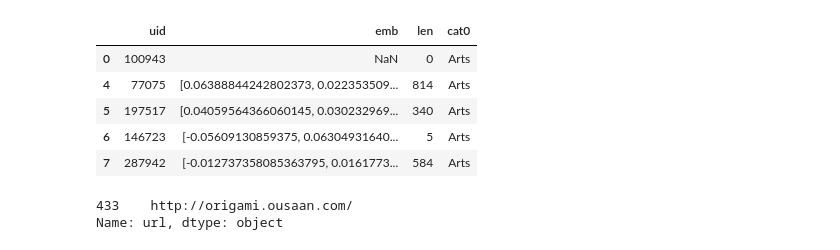
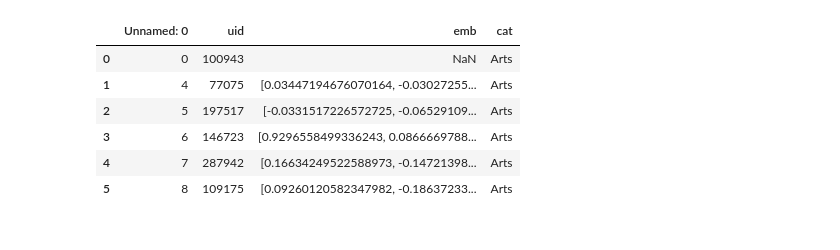
Before and after one commit to sylvainlugeon/website_classification, a Jupyter notebook: draft.ipynb, the cells around one changed output. Saved outputs shown, nothing was run; the diff lists cells and outputs as text; code cells hidden in the pictures.

```diff
--- a/draft.ipynb
+++ b/draft.ipynb
@@ -4,16 +66,11 @@ import numpy as np
 # %%
-df = pd.read_csv("/dlabdata1/lugeon/websites_1000_5cat_emb.gz", names=['uid', 'emb', 'len', 'cat0'], header=0)
+df = pd.read_csv('/dlabdata1/lugeon/websites_1000_5cat_emb.gz')
+df
+# %% [output]
+|  | Unnamed: 0 | uid | emb | cat |
+| 0 | 0 | 100943 | NaN | Arts |
+| 1 | 4 | 77075 | [0.03447194676070164, -0.03027255... | Arts |
+| 2 | 5 | 197517 | [-0.0331517226572725, -0.06529109... | Arts |
+| 3 | 6 | 146723 | [0.9296558499336243, 0.0866669788... | Arts |
+| 4 | 7 | 287942 | [0.16634249522588973, -0.14721398... | Arts |
+| 5 | 8 | 109175 | [0.09260120582347982, -0.18637233... | Arts |
-# %%
-df.head()
-# %% [output]
-|  | uid | emb | len | cat0 |
-| 0 | 100943 | NaN | 0 | Arts |
-| 4 | 77075 | [0.06388844242802373, 0.022353509... | 814 | Arts |
-| 5 | 197517 | [0.04059564366060145, 0.030232969... | 340 | Arts |
-| 6 | 146723 | [-0.05609130859375, 0.06304931640... | 5 | Arts |
-| 7 | 287942 | [-0.012737358085363795, 0.0161773... | 584 | Arts |
-# %%
-df[df.uid == 60277].url
-# %% [output]
-433    http://origami.ousaan.com/
-Name: url, dtype: object
```
Also changed, not shown: parts of 16 cells of this notebook, 1 other file.
